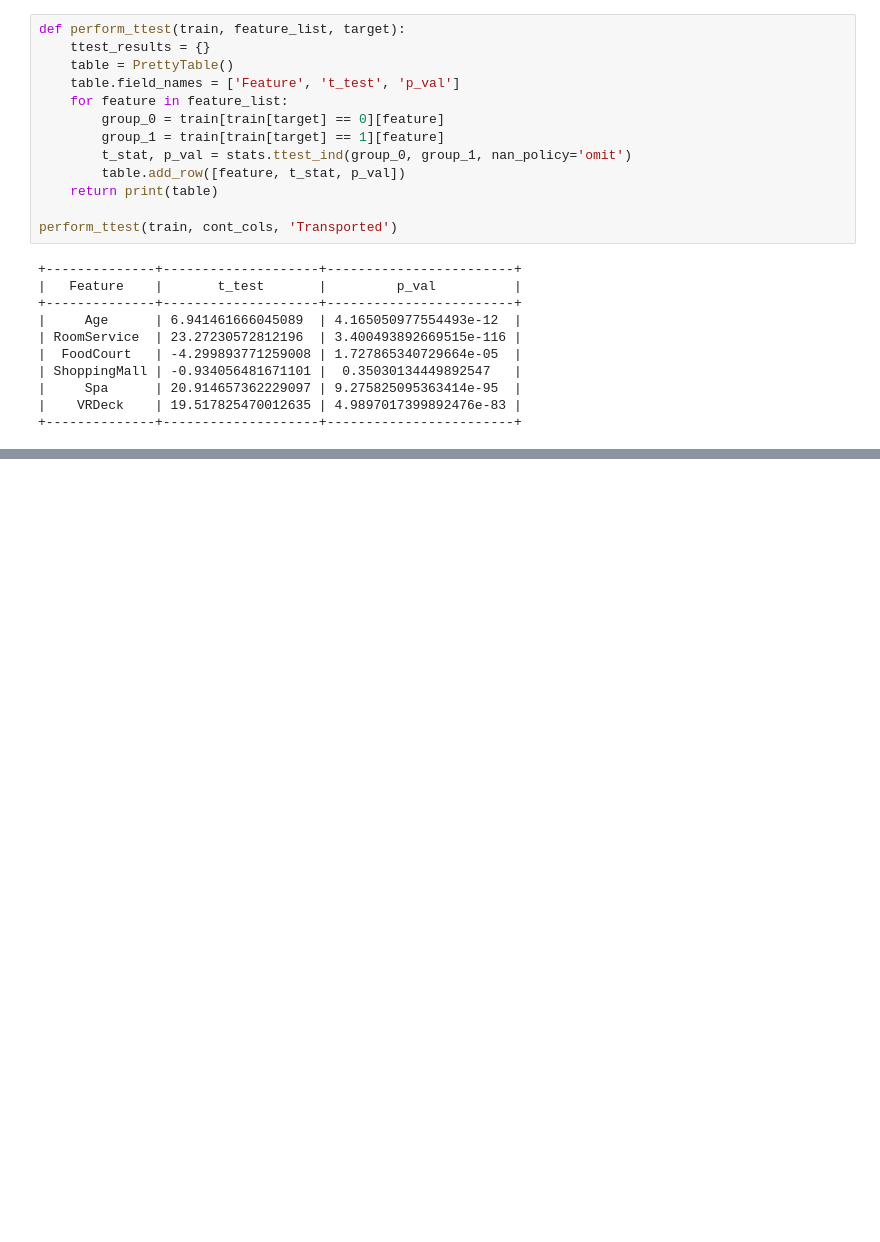
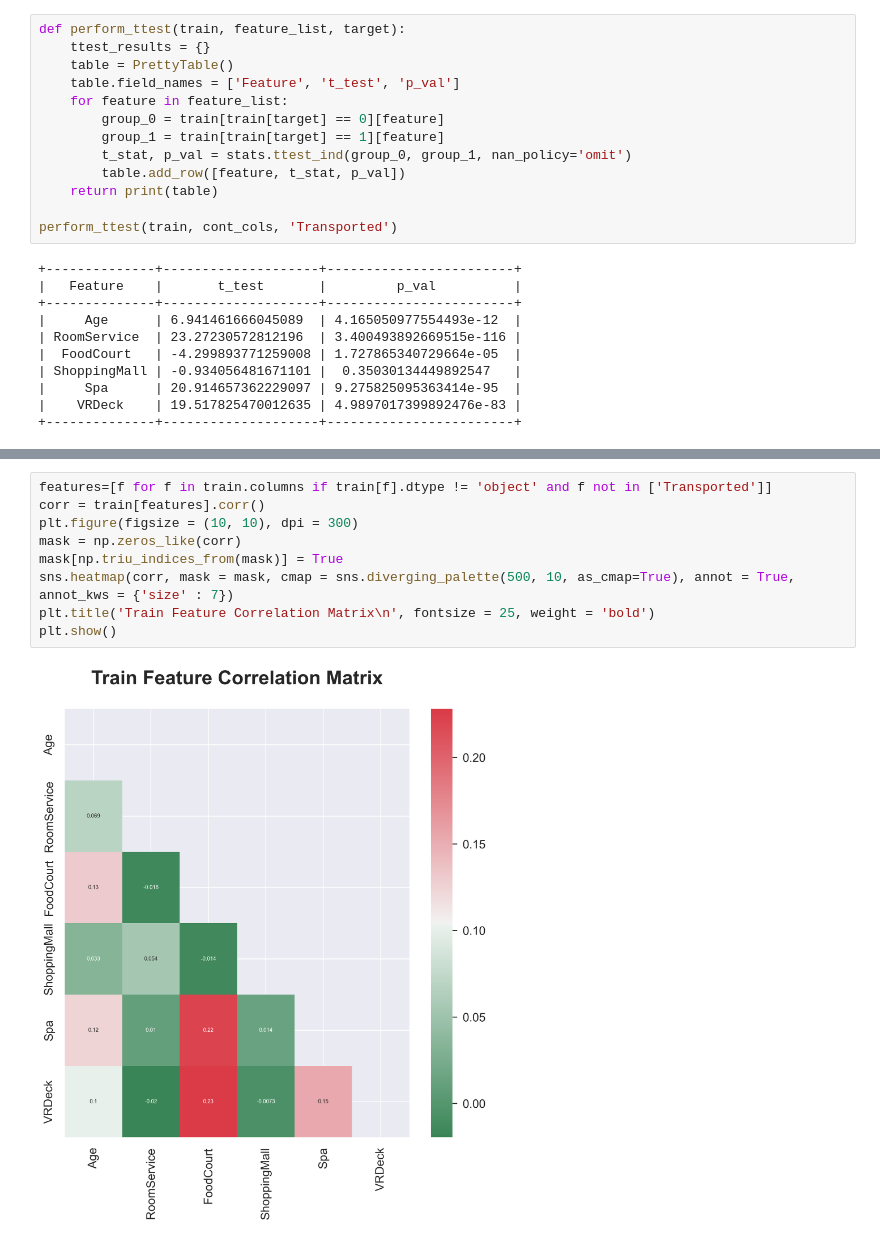
Before and after one commit to t734070824/my-projects, a Jupyter notebook: Spaceship Titanic/Spaceship-Titanic-v2.ipynb, the cells around one changed output, grey strips where cells are left out. Saved outputs shown, nothing was run; the diff lists cells and outputs as text; blank space fills up the shorter version.

```diff
--- a/Spaceship Titanic/Spaceship-Titanic-v2.ipynb
+++ b/Spaceship Titanic/Spaceship-Titanic-v2.ipynb
@@ -265,0 +366,11 @@ perform_ttest(train, cont_cols, 'Transported')
+# %%
+features=[f for f in train.columns if train[f].dtype != 'object' and f not in ['Transported']]
+corr = train[features].corr()
+plt.figure(figsize = (10, 10), dpi = 300)
+mask = np.zeros_like(corr)
+mask[np.triu_indices_from(mask)] = True
+sns.heatmap(corr, mask = mask, cmap = sns.diverging_palette(500, 10, as_cmap=True), annot = True, annot_kws = {'size' : 7})
+plt.title('Train Feature Correlation Matrix\n', fontsize = 25, weight = 'bold')
+plt.show()
+# %% [output]
+[figure, added]
```
Also changed, not shown: parts of 13 cells of this notebook.
